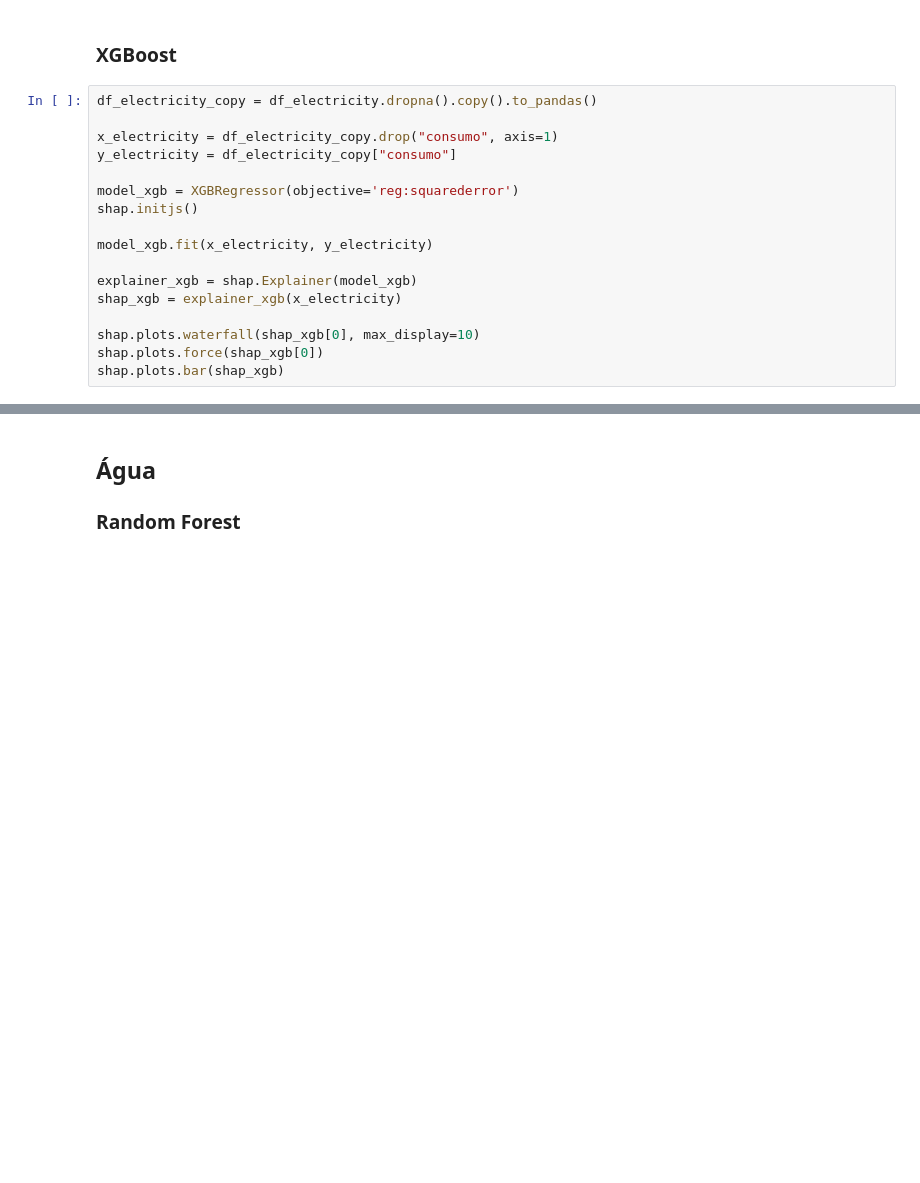
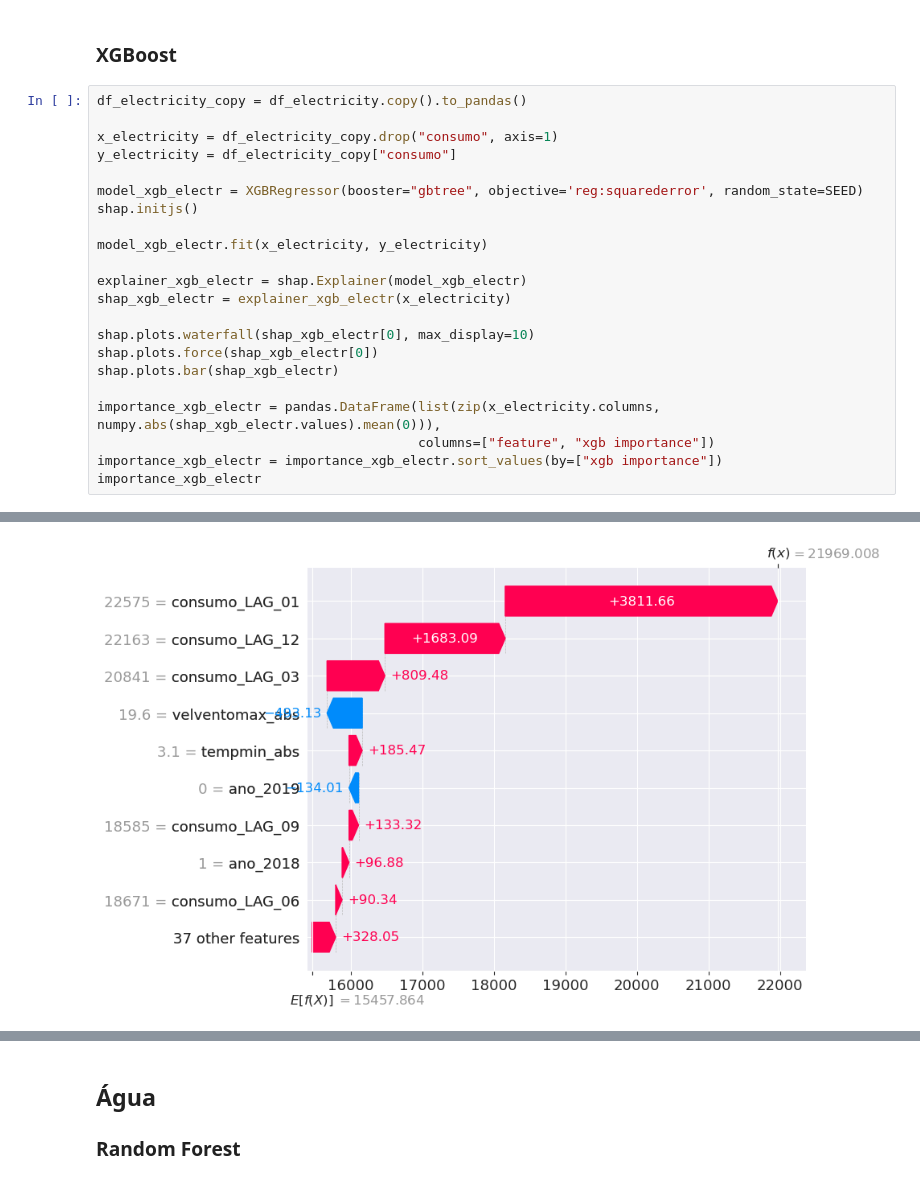
Before and after one commit to eduardoalba0/ifpr_electricity_ml, a Jupyter notebook: main.ipynb, the cells around one changed output, grey strips where cells are left out. Drawn from its saved outputs; the diff is of its cells as text; blank space fills up the shorter version.

```diff
--- a/main.ipynb
+++ b/main.ipynb
@@ -193,19 +268,25 @@ shap.plots.bar(shap_rf)
 # %% [markdown]
 ### XGBoost
-# %%
-df_electricity_copy = df_electricity.dropna().copy().to_pandas()
-
-x_electricity = df_electricity_copy.drop("consumo", axis=1)
-y_electricity = df_electricity_copy["consumo"]
-
-model_xgb = XGBRegressor(objective='reg:squarederror')
-shap.initjs()
-
-model_xgb.fit(x_electricity, y_electricity)
-
-explainer_xgb = shap.Explainer(model_xgb)
-shap_xgb = explainer_xgb(x_electricity)
-
-shap.plots.waterfall(shap_xgb[0], max_display=10)
-shap.plots.force(shap_xgb[0])
-shap.plots.bar(shap_xgb)
+# %%
+df_electricity_copy = df_electricity.copy().to_pandas()
+
+x_electricity = df_electricity_copy.drop("consumo", axis=1)
+y_electricity = df_electricity_copy["consumo"]
+
+model_xgb_electr = XGBRegressor(booster="gbtree", objective='reg:squarederror', random_state=SEED)
+shap.initjs()
+
+model_xgb_electr.fit(x_electricity, y_electricity)
+
+explainer_xgb_electr = shap.Explainer(model_xgb_electr)
+shap_xgb_electr = explainer_xgb_electr(x_electricity)
+
+shap.plots.waterfall(shap_xgb_electr[0], max_display=10)
+shap.plots.force(shap_xgb_electr[0])
+shap.plots.bar(shap_xgb_electr)
+
+importance_xgb_electr = pandas.DataFrame(list(zip(x_electricity.columns, numpy.abs(shap_xgb_electr.values).mean(0))),
+                                         columns=["feature", "xgb importance"])
+importance_xgb_electr = importance_xgb_electr.sort_values(by=["xgb importance"])
+importance_xgb_electr
+# %% [output]
@@ -211,0 +294 @@ shap.plots.bar(shap_xgb)
+[figure, added]
```
Also changed, not shown: parts of 41 cells of this notebook.
